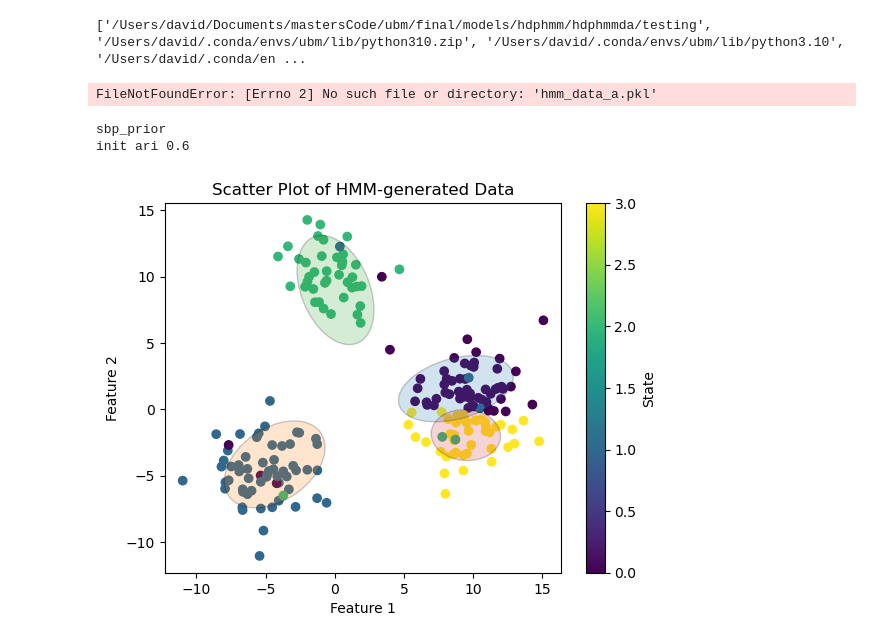
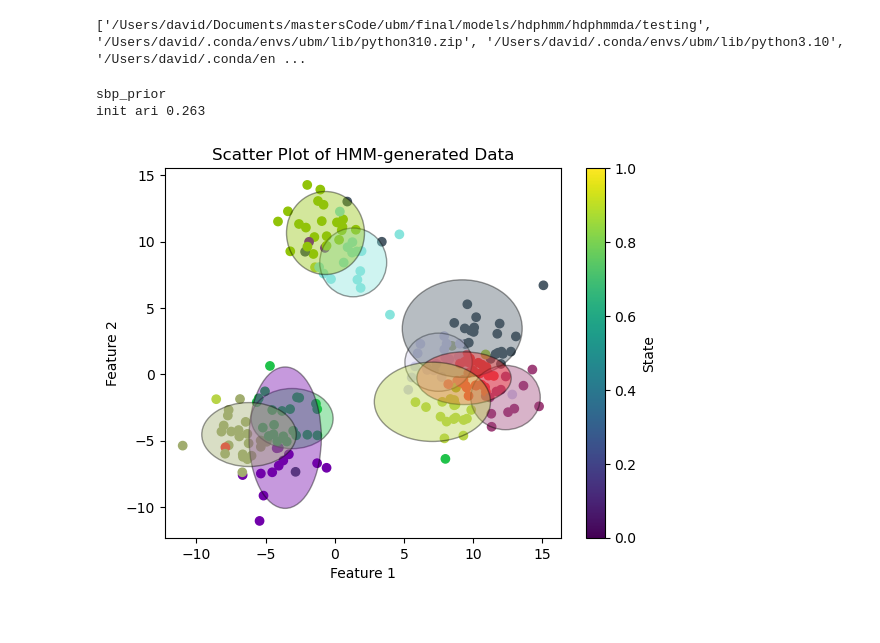
Before and after one commit to Davidjames9610/ubm, a Jupyter notebook: final/models/hdphmm/hdphmmda/testing/synthetic_data_da_test.ipynb, the cells around one changed output. Cells and saved outputs as stored; diff of their text form; code cells hidden in the pictures.

```diff
--- a/final/models/hdphmm/hdphmmda/testing/synthetic_data_da_test.ipynb
+++ b/final/models/hdphmm/hdphmmda/testing/synthetic_data_da_test.ipynb
@@ -10,30 +11,28 @@ from importlib import reload
 # %%
 # Load state sequence and data from the pickle file
-with open('hmm_data_a.pkl', 'rb') as file:
+with open('/Users/david/Documents/mastersCode/ubm/final/models/hdphmm/hmm_data_a.pkl', 'rb') as file:
     loaded_data = pickle.load(file)
 
 # Access the loaded data
 loaded_ss = loaded_data['state_sequence']
 loaded_data = loaded_data['data']
-# %% [output]
-FileNotFoundError: [Errno 2] No such file or directory: 'hmm_data_a.pkl'
 # %%
 import final.models.hdphmm.hdphmmda.hdp_hmm_da as hdp_hmm_da
 from final.models.hdphmm.hdphmmda.hdp_hmm_da_utils.hdp_hmm_da_consts import *
 reload(hdp_hmm_da)
 sbp = {
-    ALPHA0: 10,
-    GAMMA0: 2,
-    KAPPA0: 0.5,
+    ALPHA0: 0.2,
+    GAMMA0: 0.2,
+    KAPPA0: 0.2,
 }
 
 sbp[RHO0] = sbp[KAPPA0] / ( sbp[KAPPA0] + sbp[ALPHA0])
 temp = 1
-hdp_hmm = hdp_hmm_da.InfiniteDirectSamplerHMM(loaded_data, 4, loaded_ss, iterations=20, verbose=True, sbp=sbp, temp=temp)
+hdp_hmm = hdp_hmm_da.InfiniteDirectSamplerHMM(loaded_data, 10, loaded_ss, iterations=50, verbose=True, sbp=sbp, temp=temp)
 # %% [output]
 sbp_prior
-init ari 0.6
+init ari 0.263
-[figure, old version]
+[figure, new version]
 # %%
 hdp_hmm.fit()
 # %% [output]
```
Also changed, not shown: parts of 3 cells of this notebook, 3 other files.
